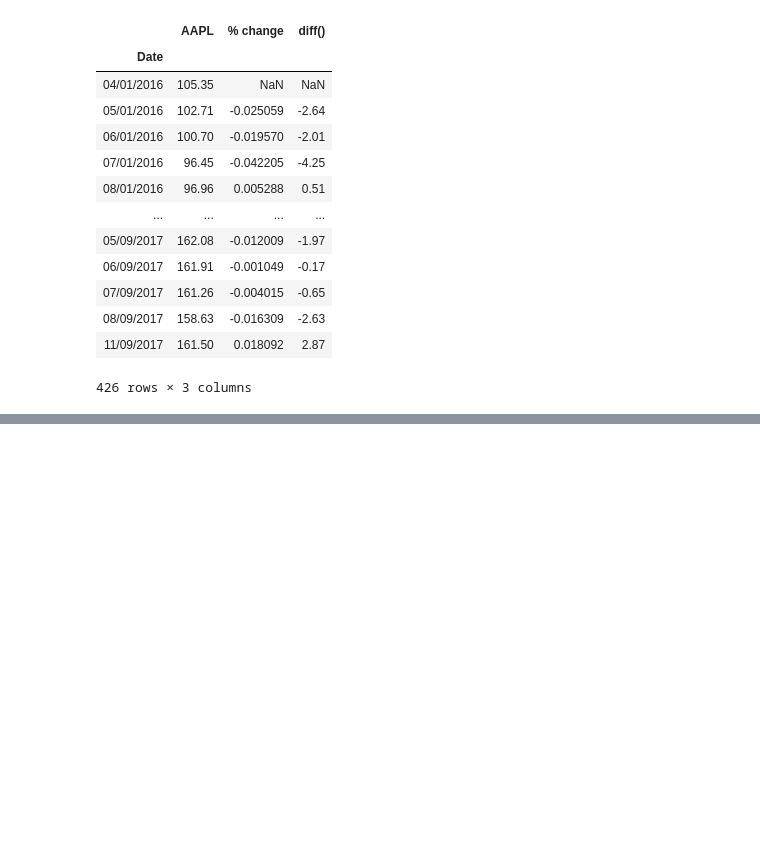
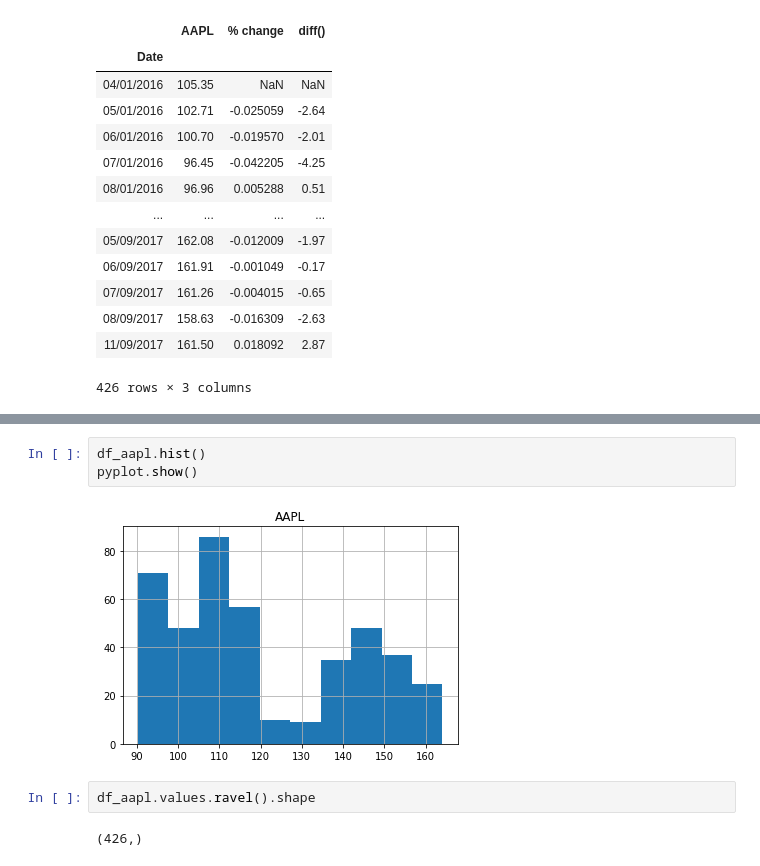
Before and after one commit to lukaszbinden/time-series-forecasting, a Jupyter notebook: notebooks/Times Series essentials.ipynb, the cells around one changed output, grey strips where cells are left out. Saved outputs shown, nothing was run; the diff lists cells and outputs as text; blank space fills up the shorter version.

```diff
--- a/notebooks/Times Series essentials.ipynb
+++ b/notebooks/Times Series essentials.ipynb
@@ -81,0 +104,9 @@ pd.DataFrame({'AAPL': aapl, '% change':aapl.pct_change(), 'diff()': aapl.diff()}
+# %%
+df_aapl.hist()
+pyplot.show()
+# %% [output]
+[figure, added]
+# %%
+df_aapl.values.ravel().shape
+# %% [output]
+(426,)
```
Also changed, not shown: parts of 14 cells of this notebook.
